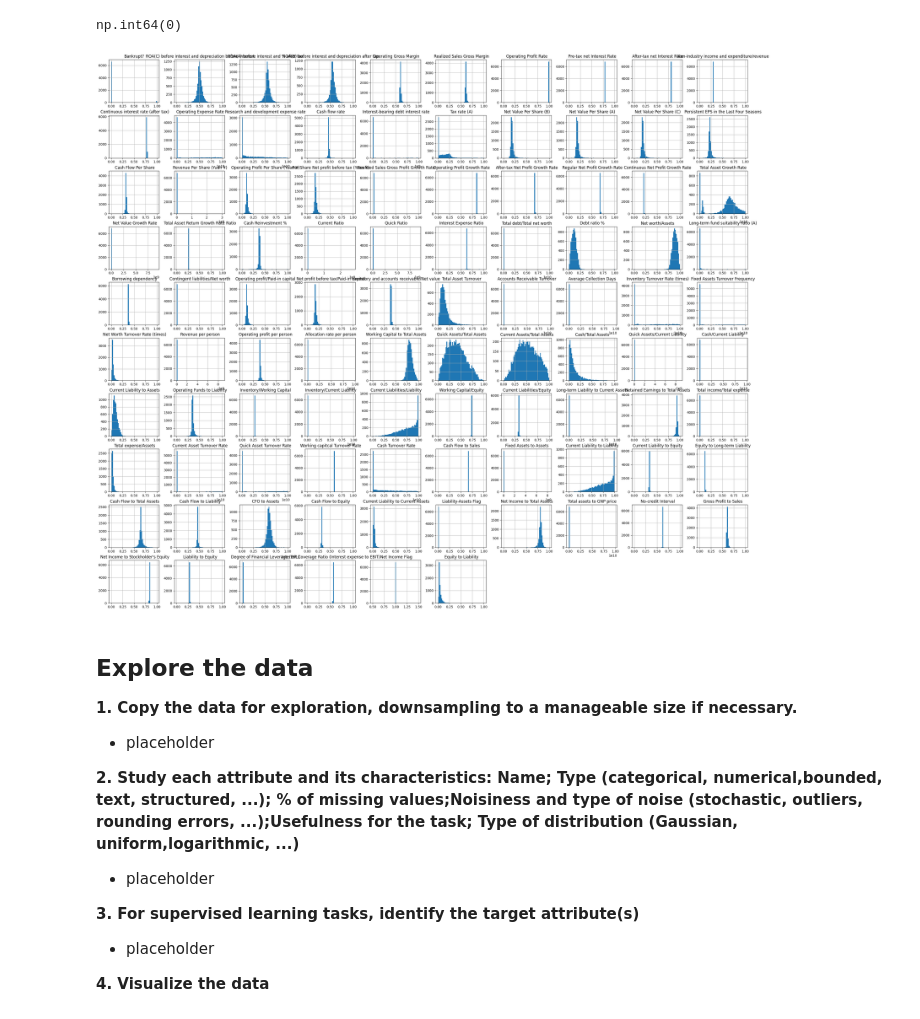
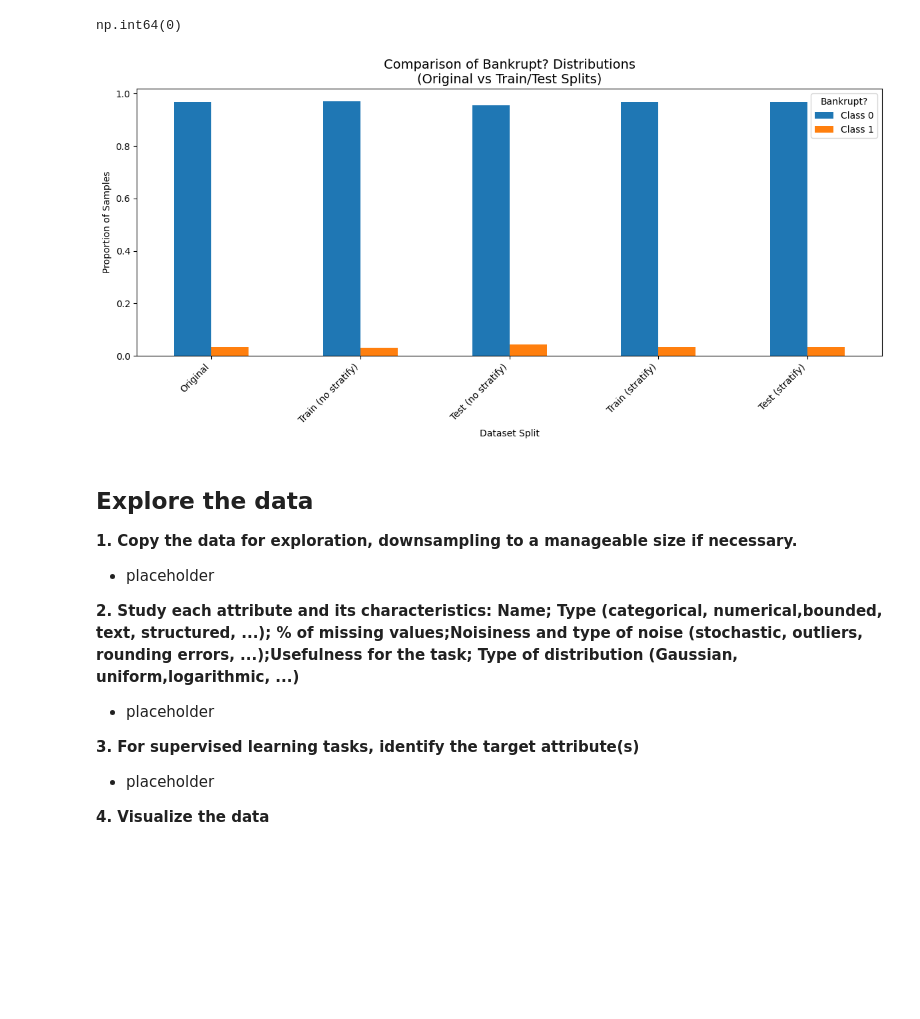
Before and after one commit to TeranG710/GORTFinal, a Jupyter notebook: bankrupt.ipynb, the cells around one changed output. Saved outputs shown, nothing was run; the diff lists cells and outputs as text; code cells hidden in the pictures; blank space fills up the shorter version.

```diff
--- a/bankrupt.ipynb
+++ b/bankrupt.ipynb
@@ -134,12 +135,6 @@ Text(0, 0.5, 'Frequancy')
 (data.isna().sum() > 0).sum()
 # %% [output]
 np.int64(0)
-# %%
-# Shows histograms for all columns in the dataset
-data.hist(figsize = (35,30), bins = 55)
-plt.show()
-# %% [output]
-[figure, removed]
 # %%
 # Separates the training and testing data and stratifies the split based on the Bankrupt? column
 # This ensures that the training and testing sets have the same proportion of bankrupt and non-bankrupt companies
@@ -157,7 +147,0 @@ test_set.to_parquet('test_set.parquet')
-# %%
-# Deletes the train_set and test_set variables to free up memory and reads the train_set from the parquet file
-if 'train_set' in locals():
-    data = train_set
-    del train_set, test_set # to free up memory
-else:
-    data = pd.read_parquet('train_set.parquet')
@@ -164,3 +192,8 @@ else:
+# %%
+# Assuming your dataset is already loaded into `data`
+plot_stratification_check(data, target_col='Bankrupt?')
+# %% [output]
+[figure, added]
 # %% [markdown]
 ## Explore the data
 
```
Also changed, not shown: parts of 9 cells of this notebook, 1 other file.
